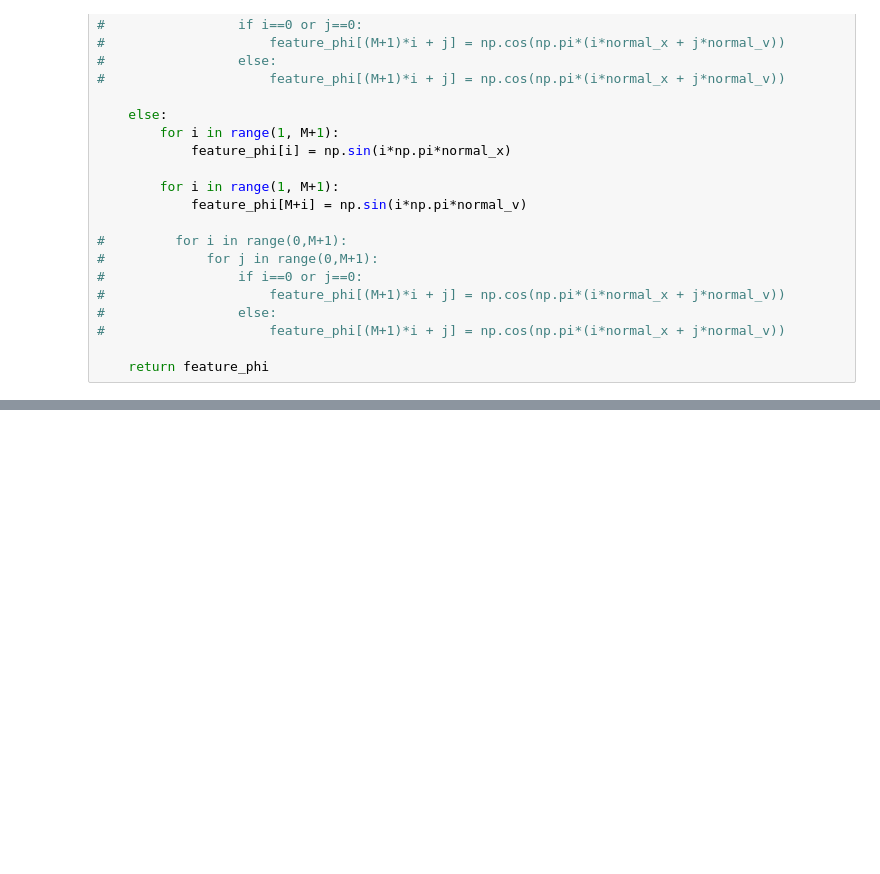
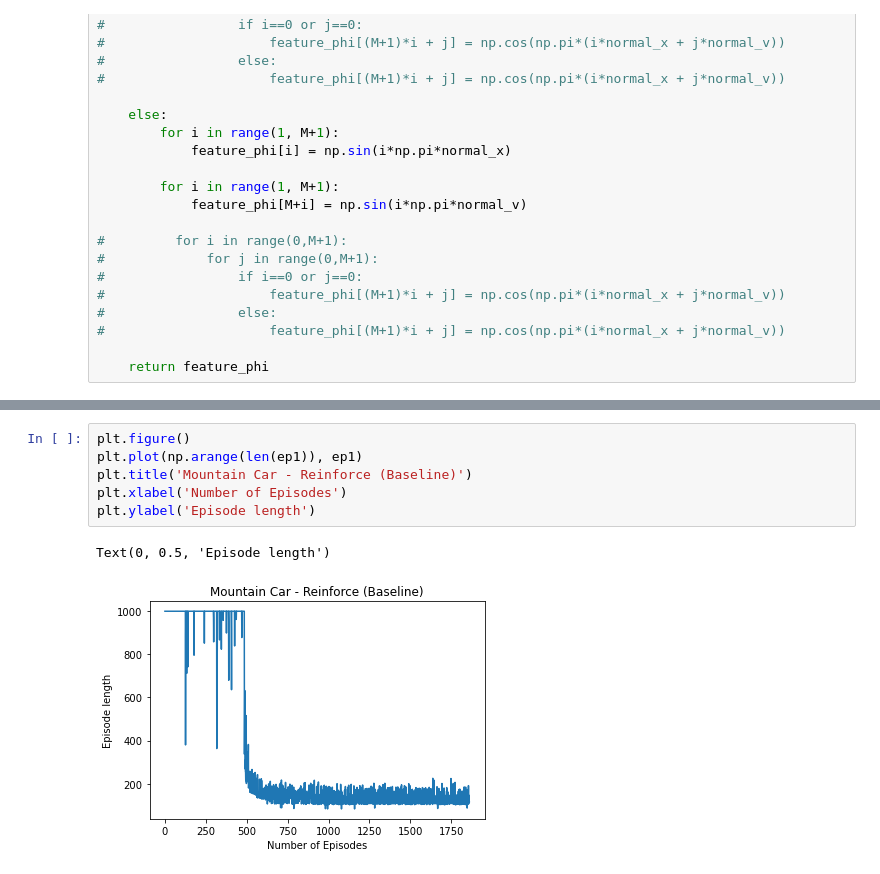
Before and after one commit to AlolikaGon/RL_PolicyGradientMethods, a Jupyter notebook: ShivamCode/Reinforce_Baseline_MountainCar.ipynb, the cells around one changed output, grey strips where cells are left out. Saved outputs shown, nothing was run; the diff lists cells and outputs as text; blank space fills up the shorter version.

```diff
--- a/ShivamCode/Reinforce_Baseline_MountainCar.ipynb
+++ b/ShivamCode/Reinforce_Baseline_MountainCar.ipynb
@@ -207,0 +215,9 @@ Solved.
+# %%
+plt.figure()
+plt.plot(np.arange(len(ep1)), ep1)
+plt.title('Mountain Car - Reinforce (Baseline)')
+plt.xlabel('Number of Episodes')
+plt.ylabel('Episode length')
+# %% [output]
+Text(0, 0.5, 'Episode length')
+[figure, added]
```
Also changed, not shown: parts of 9 cells of this notebook, 1 other file.
